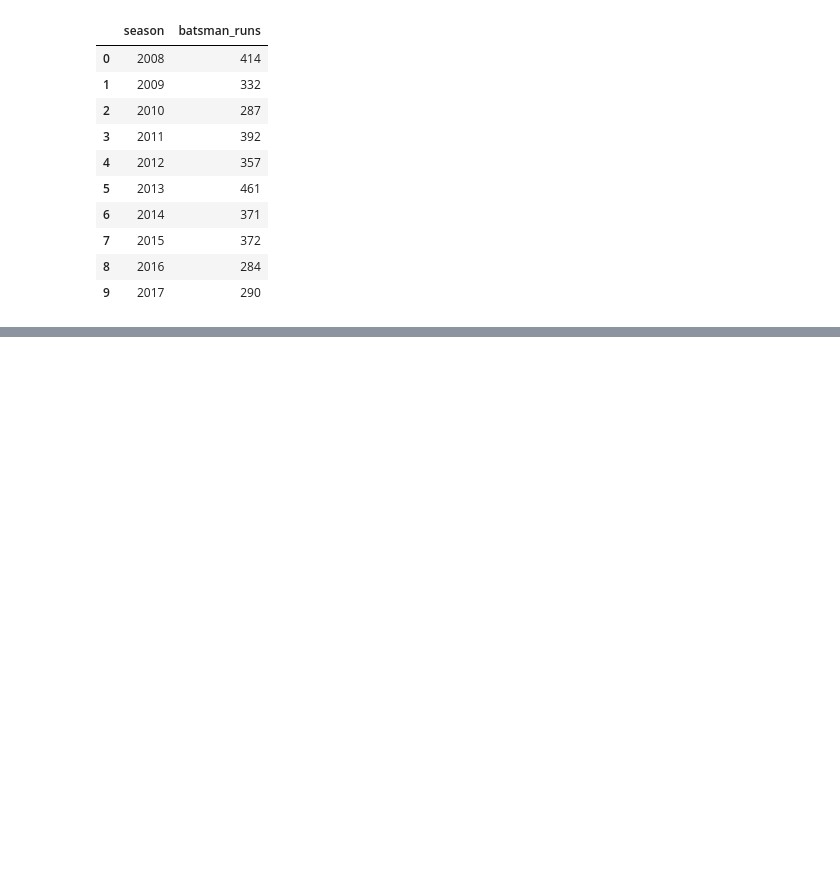
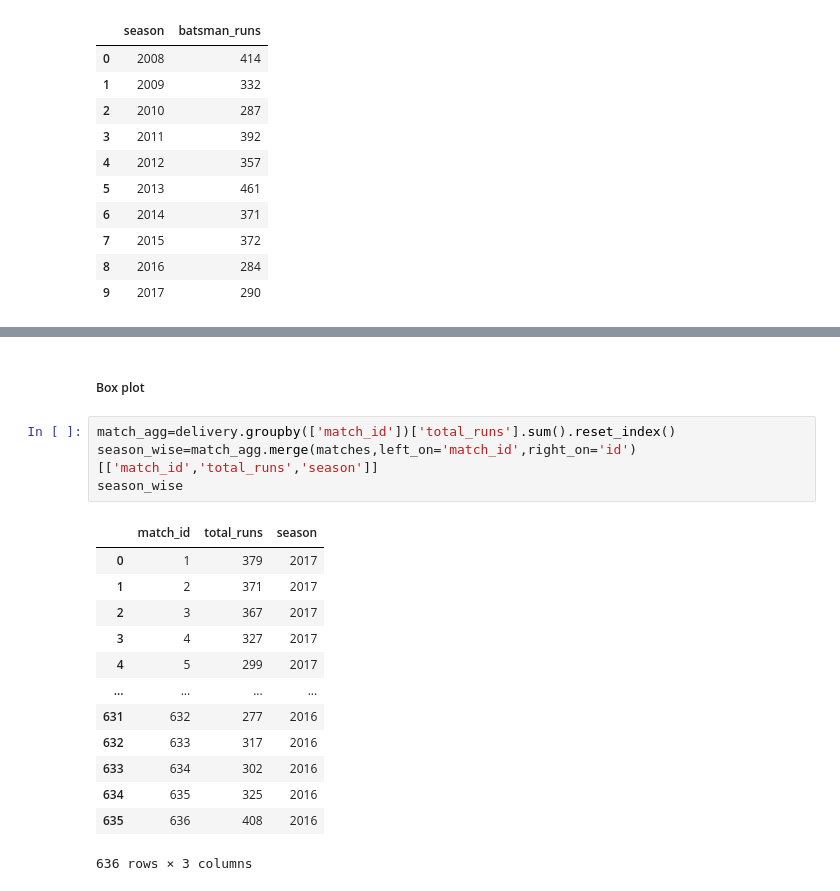
Before and after one commit to AnkitBhardwaj0/python_practice, a Jupyter notebook: plotly/plotly_go.ipynb, the cells around one changed output, grey strips where cells are left out. Cells and saved outputs as stored; diff of their text form; blank space fills up the shorter version.

Commit message:
bar chart and box plot

```diff
--- a/plotly/plotly_go.ipynb
+++ b/plotly/plotly_go.ipynb
@@ -195,0 +315,20 @@ fig.show()
+# %% [markdown]
+##### Box plot
+# %%
+match_agg=delivery.groupby(['match_id'])['total_runs'].sum().reset_index()
+season_wise=match_agg.merge(matches,left_on='match_id',right_on='id')[['match_id','total_runs','season']]
+season_wise
+# %% [output]
+|  | match_id | total_runs | season |
+| 0 | 1 | 379 | 2017 |
+| 1 | 2 | 371 | 2017 |
+| 2 | 3 | 367 | 2017 |
+| 3 | 4 | 327 | 2017 |
+| 4 | 5 | 299 | 2017 |
+| ... | ... | ... | ... |
+| 631 | 632 | 277 | 2016 |
+| 632 | 633 | 317 | 2016 |
+| 633 | 634 | 302 | 2016 |
+| 634 | 635 | 325 | 2016 |
+| 635 | 636 | 408 | 2016 |
+636 rows × 3 columns
```
Also changed, not shown: parts of 24 cells of this notebook, 2 other files.
